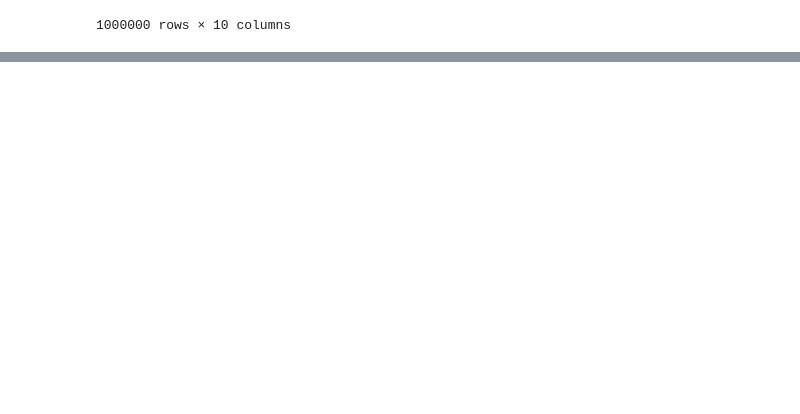
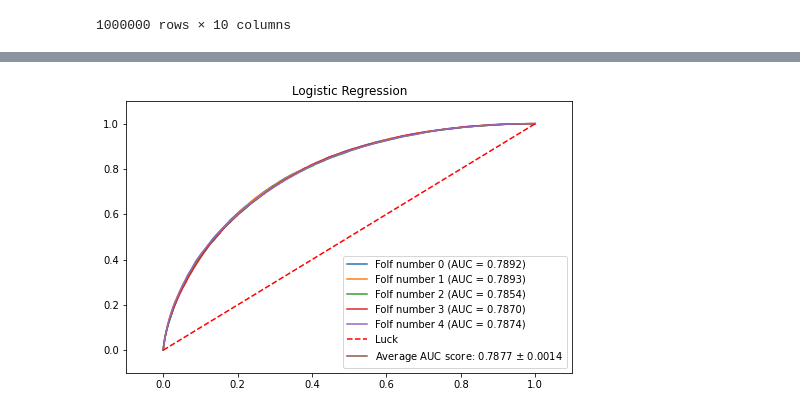
Before and after one commit to fanhualuoyu/kaggle, a Jupyter notebook: cat-in-the-dat-ii/Categorical_Feature_Encoding.ipynb, the cells around one changed output, grey strips where cells are left out. Saved outputs shown, nothing was run; the diff lists cells and outputs as text; code cells hidden in the pictures; blank space fills up the shorter version.

```diff
--- a/cat-in-the-dat-ii/Categorical_Feature_Encoding.ipynb
+++ b/cat-in-the-dat-ii/Categorical_Feature_Encoding.ipynb
@@ -704,0 +732,15 @@ model = LogisticRegression(C=0.03, max_iter=300)
+# %%
+# 寻找最佳参数
+model = LogisticRegression()
+param_grid = {'C' : np.logspace(-4, 4, 20), 'penalty' : ['l1', 'l2']}
+
+# Create grid search object
+
+clf = GridSearchCV(LogisticRegression(), scoring='roc_auc', param_grid = param_grid, cv = 5, verbose=True, n_jobs=-1)
+
+# Fit on data
+
+clf.fit(encoded_train, raw_train.target)
+
+print("tuned hpyerparameters :(best parameters) ",clf.best_params_)
+print("Accuracy :",clf.best_score_)
@@ -704,0 +755,25 @@ model = LogisticRegression(C=0.03, max_iter=300)
+# %%
+model = LogisticRegression(**clf.best_params_)
+fig, ax = plt.subplots(figsize=(8,5))
+aucs = []
+cv = StratifiedKFold(n_splits=5, shuffle=True)
+
+for i, (train,valid) in tqdm_notebook(enumerate(cv.split(encoded_train, raw_train.target))):
+
+    model.fit(encoded_train[train], raw_train.target[train])
+    valid_pred = model.predict_proba(encoded_train[valid])[:, 1]
+
+    fpr, tpr, threshold = roc_curve(raw_train.target[valid], valid_pred)
+    roc_auc = auc(fpr, tpr)
+    plt.plot(fpr, tpr, label = f'Folf number {i} (AUC = {roc_auc:.4f})')
+    aucs.append(roc_auc)
+
+ax.plot([0,1], [0,1], label='Luck', linestyle='--', color='r')
+mean_auc = np.mean(aucs)
+std_auc = np.std(aucs)
+ax.plot(mean_auc, label=f'Average AUC score: {mean_auc:.4f} $\pm$ {std_auc:.4f}')
+ax.legend(loc="lower right")
+ax.set(xlim=[-.1, 1.1], ylim=[-.1, 1.1], title='Logistic Regression')
+plt.show()
+# %% [output]
+[figure, added]
```
Also changed, not shown: parts of 5 cells of this notebook, 5 other files.
